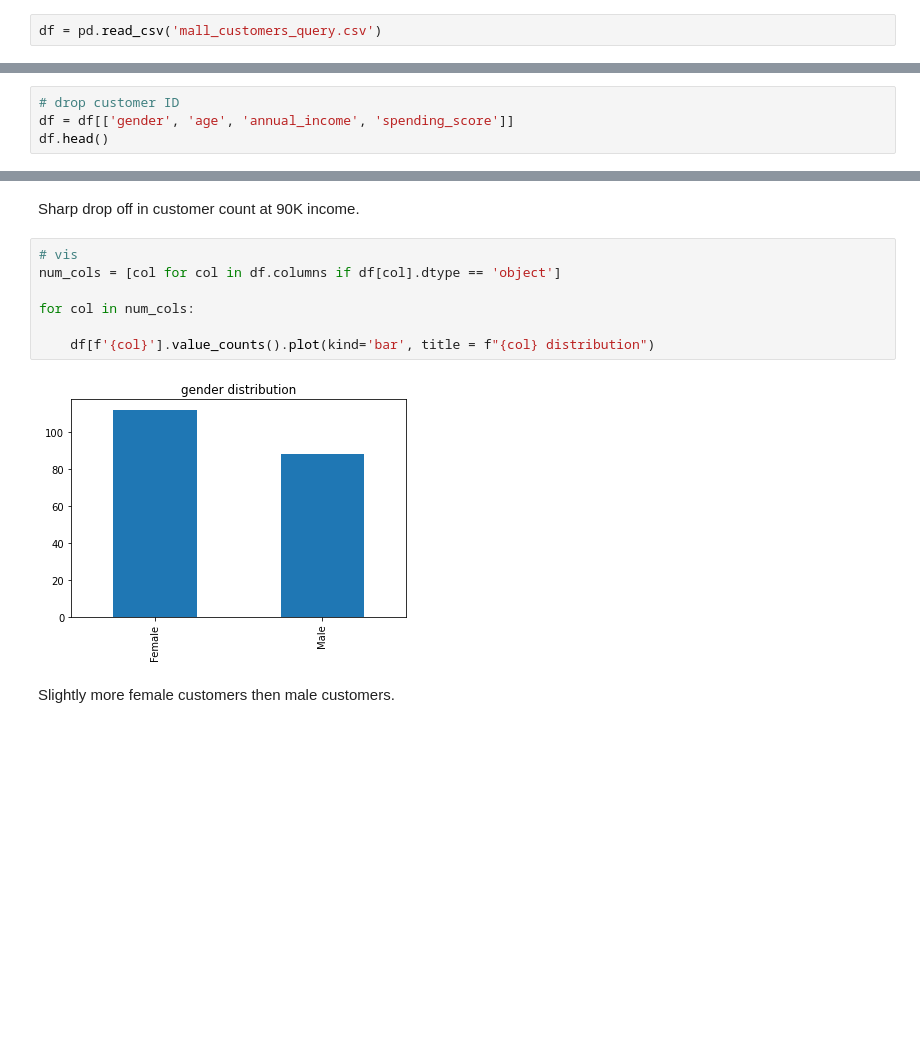
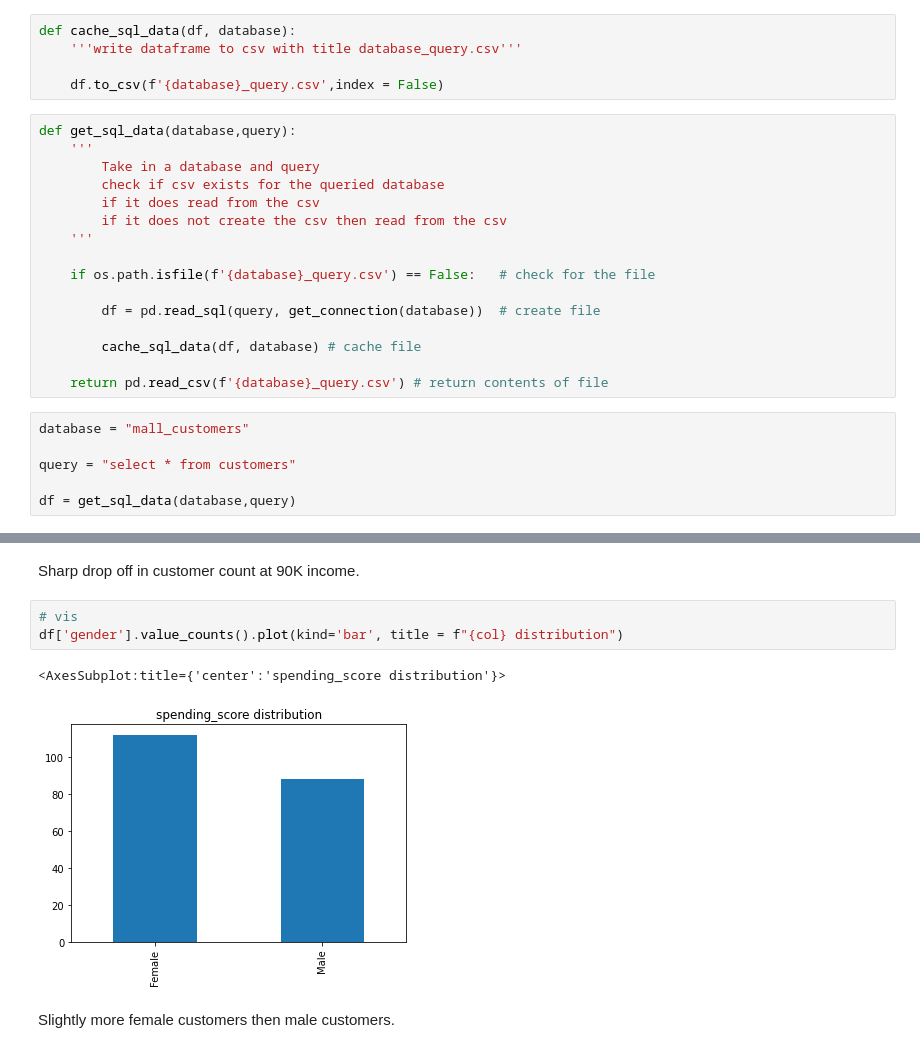
Before and after one commit to Johndsalas/lesson_prep, a Jupyter notebook: mall_wrangle.ipynb, the cells around one changed output, grey strips where cells are left out. Cells and saved outputs as stored; diff of their text form; blank space fills up the shorter version.

```diff
--- a/Mall_data.ipynb
+++ b/mall_wrangle.ipynb
@@ -26,5 +31,30 @@ warnings.filterwarnings("ignore")
+# %%
+def cache_sql_data(df, database):
+    '''write dataframe to csv with title database_query.csv'''
+
+    df.to_csv(f'{database}_query.csv',index = False)
+# %%
+def get_sql_data(database,query):
+    '''
+        Take in a database and query
+        check if csv exists for the queried database
+        if it does read from the csv
+        if it does not create the csv then read from the csv
+    '''
+
+    if os.path.isfile(f'{database}_query.csv') == False:   # check for the file
+
+        df = pd.read_sql(query, get_connection(database))  # create file
+
+        cache_sql_data(df, database) # cache file
+
+    return pd.read_csv(f'{database}_query.csv') # return contents of file
 # %%
-df = pd.read_csv('mall_customers_query.csv')
+database = "mall_customers"
+
+query = "select * from customers"
+
+df = get_sql_data(database,query)
 # %% [markdown]
 # Summarize data (include distributions and descriptive statistics).
 # %%
@@ -41,4 +68,0 @@ df.head()
-# %%
-# drop customer ID
-df = df[['gender', 'age', 'annual_income', 'spending_score']]
-df.head()
@@ -95,13 +113,10 @@ for col in num_cols:
 Sharp drop off in customer count at 90K income.
 # %%
 # vis
-num_cols = [col for col in df.columns if df[col].dtype == 'object']
-
-for col in num_cols:
-
-    df[f'{col}'].value_counts().plot(kind='bar', title = f"{col} distribution")
+df['gender'].value_counts().plot(kind='bar', title = f"{col} distribution")
 # %% [output]
+<AxesSubplot:title={'center':'spending_score distribution'}>
-[figure, old version]
+[figure, new version]
 # %% [markdown]
 Slightly more female customers then male customers.
 # %% [markdown]
```
Also changed, not shown: parts of 45 cells of this notebook, 2 other files.
